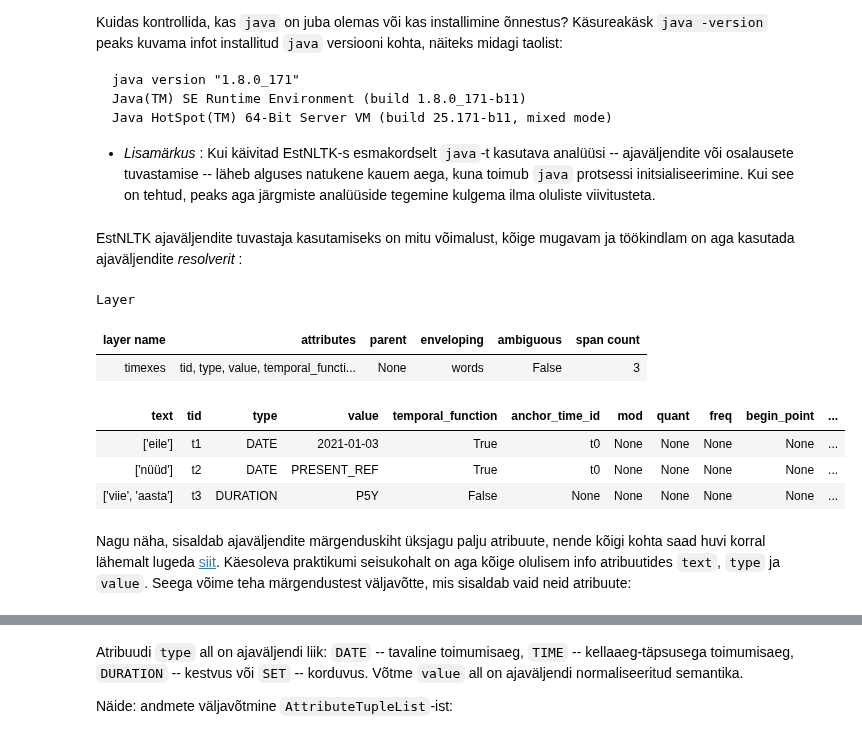
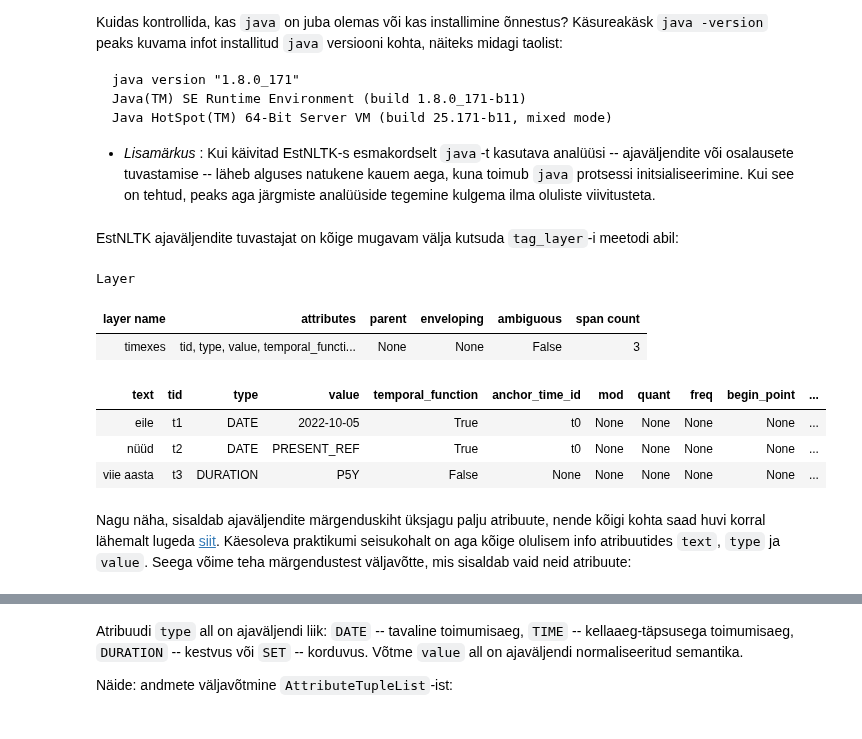
Before and after one commit to d009/EstNLP, a Jupyter notebook: Praktikum6/Praktikum_6.ipynb, the cells around one changed output, grey strips where cells are left out. Drawn from its saved outputs; the diff is of its cells as text; code cells hidden in the pictures.

```diff
--- a/Praktikum6/Praktikum_6.ipynb
+++ b/Praktikum6/Praktikum_6.ipynb
@@ -222,30 +226,27 @@ Kuidas kontrollida, kas `java` on juba olemas või kas installimine õnnestus? K
     Java HotSpot(TM) 64-Bit Server VM (build 25.171-b11, mixed mode)
 
   * _Lisamärkus_ : Kui käivitad EstNLTK-s esmakordselt `java`-t kasutava analüüsi -- ajaväljendite või osalausete tuvastamise -- läheb alguses natukene kauem aega, kuna toimub `java` protsessi initsialiseerimine. Kui see on tehtud, peaks aga järgmiste analüüside tegemine kulgema ilma oluliste viivitusteta.
-# %% [markdown]
-EstNLTK ajaväljendite tuvastaja kasutamiseks on mitu võimalust, kõige mugavam ja töökindlam on aga kasutada ajaväljendite _resolverit_ :
+# %% [markdown]
+EstNLTK ajaväljendite tuvastajat on kõige mugavam välja kutsuda `tag_layer`-i meetodi abil:
 # %%
-# impordime ajaväljendite tuvastaja Resolver-i
-from estnltk.taggers.standard_taggers.timex_tagger_preprocessing import TIMEXES_RESOLVER
-
 from estnltk import Text
 text = Text('Potsataja ütles eile, et vaatavad nüüd Genaga viie aasta plaanid uuesti üle.')
 
-# Lisame tekstile ajaväljendite märgenduskihi
-text.tag_layer(['timexes'] , resolver=TIMEXES_RESOLVER)
+# Lisame tekstile ajaväljendite märgenduskihi ('timexes')
+text.tag_layer('timexes')
 
 # Kuvame leitud ajaväljendid
 text['timexes']
 # %% [output]
 Layer
 | layer name | attributes | parent | enveloping | ambiguous | span count |
-| timexes | tid, type, value, temporal_functi... | None | words | False | 3 |
+| timexes | tid, type, value, temporal_functi... | None | None | False | 3 |
 | text | tid | type | value | temporal_function | anchor_time_id | mod | quant | freq | begin_point | ... |
-| ['eile'] | t1 | DATE | 2021-01-03 | True | t0 | None | None | None | None | ... |
-| ['nüüd'] | t2 | DATE | PRESENT_REF | True | t0 | None | None | None | None | ... |
-| ['viie', 'aasta'] | t3 | DURATION | P5Y | False | None | None | None | None | None | ... |
+| eile | t1 | DATE | 2022-10-05 | True | t0 | None | None | None | None | ... |
+| nüüd | t2 | DATE | PRESENT_REF | True | t0 | None | None | None | None | ... |
+| viie aasta | t3 | DURATION | P5Y | False | None | None | None | None | None | ... |
 # %% [markdown]
-Nagu näha, sisaldab ajaväljendite märgenduskiht üksjagu palju atribuute, nende kõigi kohta saad huvi korral lähemalt lugeda [siit](https://github.com/estnltk/estnltk/blob/version_1.6/tutorials/taggers/temporal_expression_tagger.ipynb). Käesoleva praktikumi seisukohalt on aga kõige olulisem info atribuutides `text`, `type` ja `value`. Seega võime teha märgendustest väljavõtte, mis sisaldab vaid neid atribuute:
+Nagu näha, sisaldab ajaväljendite märgenduskiht üksjagu palju atribuute, nende kõigi kohta saad huvi korral lähemalt lugeda [siit](https://github.com/estnltk/estnltk/blob/main/tutorials/nlp_pipeline/D_information_extraction/03_time_expressions.ipynb). Käesoleva praktikumi seisukohalt on aga kõige olulisem info atribuutides `text`, `type` ja `value`. Seega võime teha märgendustest väljavõtte, mis sisaldab vaid neid atribuute:
 # %%
 text['timexes'][['text','type','value']]
 # %% [output]
```
Also changed, not shown: parts of 20 cells of this notebook, 1 other file.
